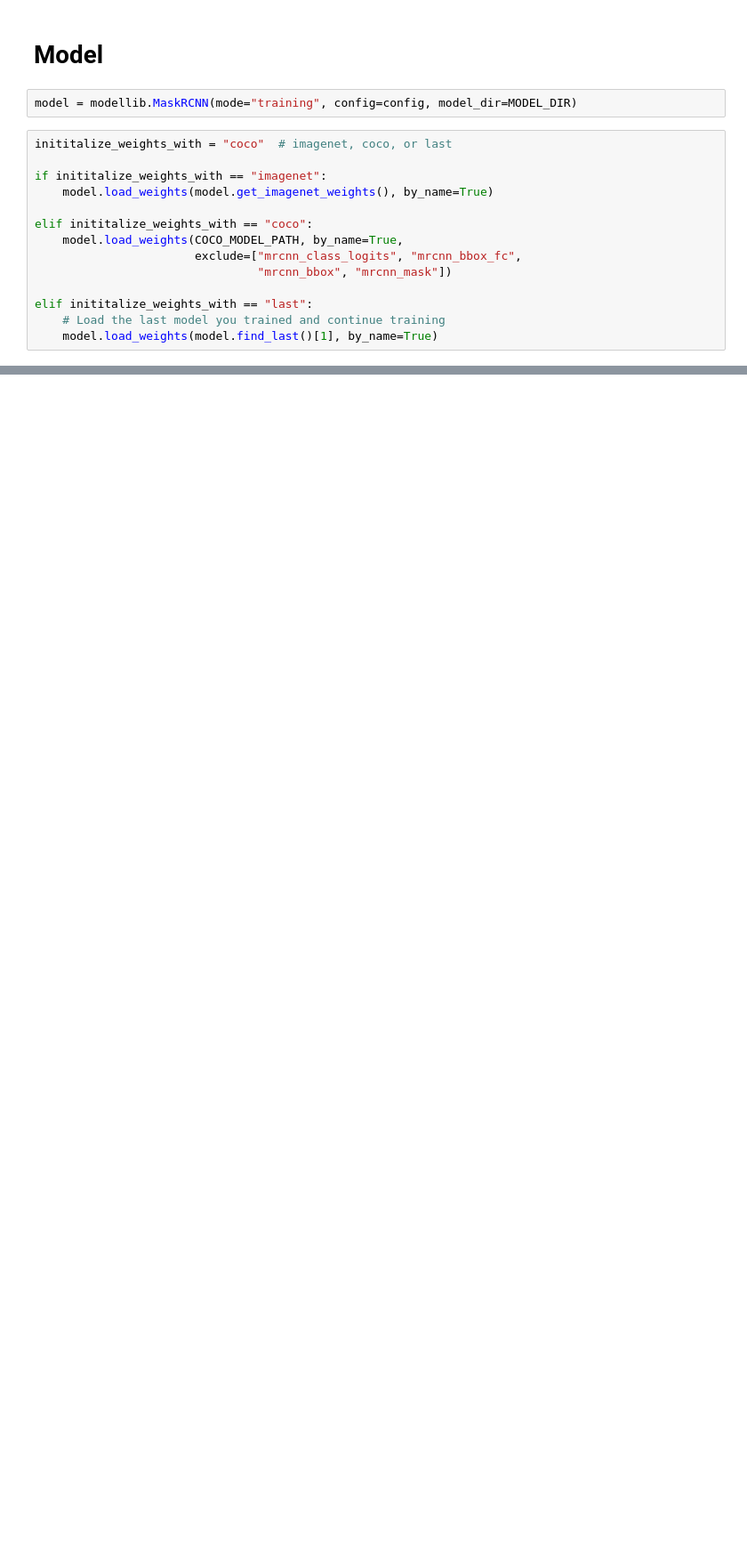
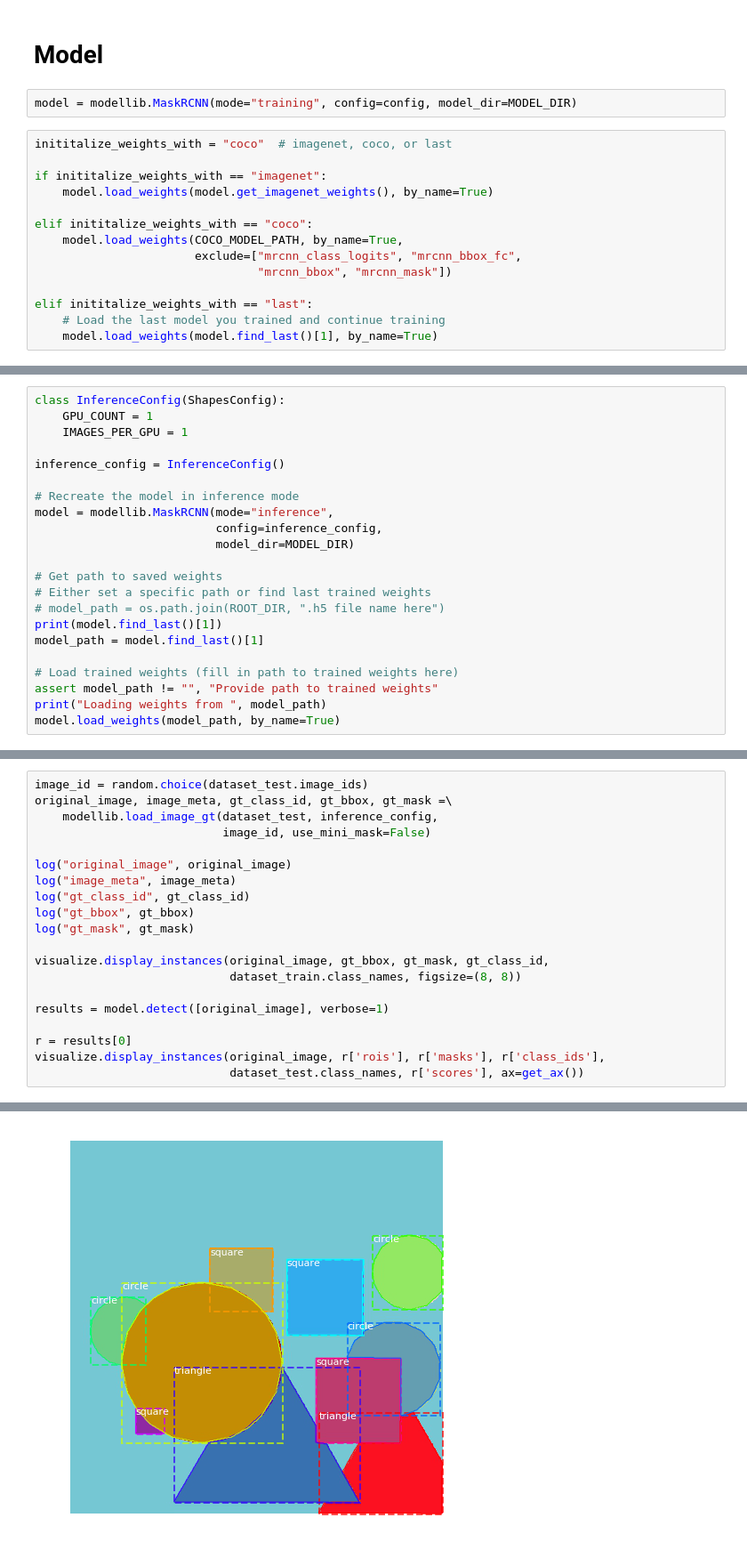
Before and after one commit to waspinator/deep-learning-explorer, a Jupyter notebook: mask-rcnn/notebooks/mask_rcnn.ipynb, the cells around one changed output, grey strips where cells are left out. Shown at 89% size. Saved outputs shown, nothing was run; the diff lists cells and outputs as text; blank space fills up the shorter version.

```diff
--- a/mask-rcnn/notebooks/mask_rcnn.ipynb
+++ b/mask-rcnn/notebooks/mask_rcnn.ipynb
@@ -135,0 +198,22 @@ elif inititalize_weights_with == "last":
+# %%
+class InferenceConfig(ShapesConfig):
+    GPU_COUNT = 1
+    IMAGES_PER_GPU = 1
+
+inference_config = InferenceConfig()
+
+# Recreate the model in inference mode
+model = modellib.MaskRCNN(mode="inference",
+                          config=inference_config,
+                          model_dir=MODEL_DIR)
+
+# Get path to saved weights
+# Either set a specific path or find last trained weights
+# model_path = os.path.join(ROOT_DIR, ".h5 file name here")
+print(model.find_last()[1])
+model_path = model.find_last()[1]
+
+# Load trained weights (fill in path to trained weights here)
+assert model_path != "", "Provide path to trained weights"
+print("Loading weights from ", model_path)
+model.load_weights(model_path, by_name=True)
@@ -135,0 +227,21 @@ elif inititalize_weights_with == "last":
+# %%
+image_id = random.choice(dataset_test.image_ids)
+original_image, image_meta, gt_class_id, gt_bbox, gt_mask =\
+    modellib.load_image_gt(dataset_test, inference_config,
+                           image_id, use_mini_mask=False)
+
+log("original_image", original_image)
+log("image_meta", image_meta)
+log("gt_class_id", gt_class_id)
+log("gt_bbox", gt_bbox)
+log("gt_mask", gt_mask)
+
+visualize.display_instances(original_image, gt_bbox, gt_mask, gt_class_id,
+                            dataset_train.class_names, figsize=(8, 8))
+
+results = model.detect([original_image], verbose=1)
+
+r = results[0]
+visualize.display_instances(original_image, r['rois'], r['masks'], r['class_ids'],
+                            dataset_test.class_names, r['scores'], ax=get_ax())
+# %% [output]
@@ -135,0 +253 @@ elif inititalize_weights_with == "last":
+[figure, added]
```
Also changed, not shown: parts of 16 cells of this notebook.
